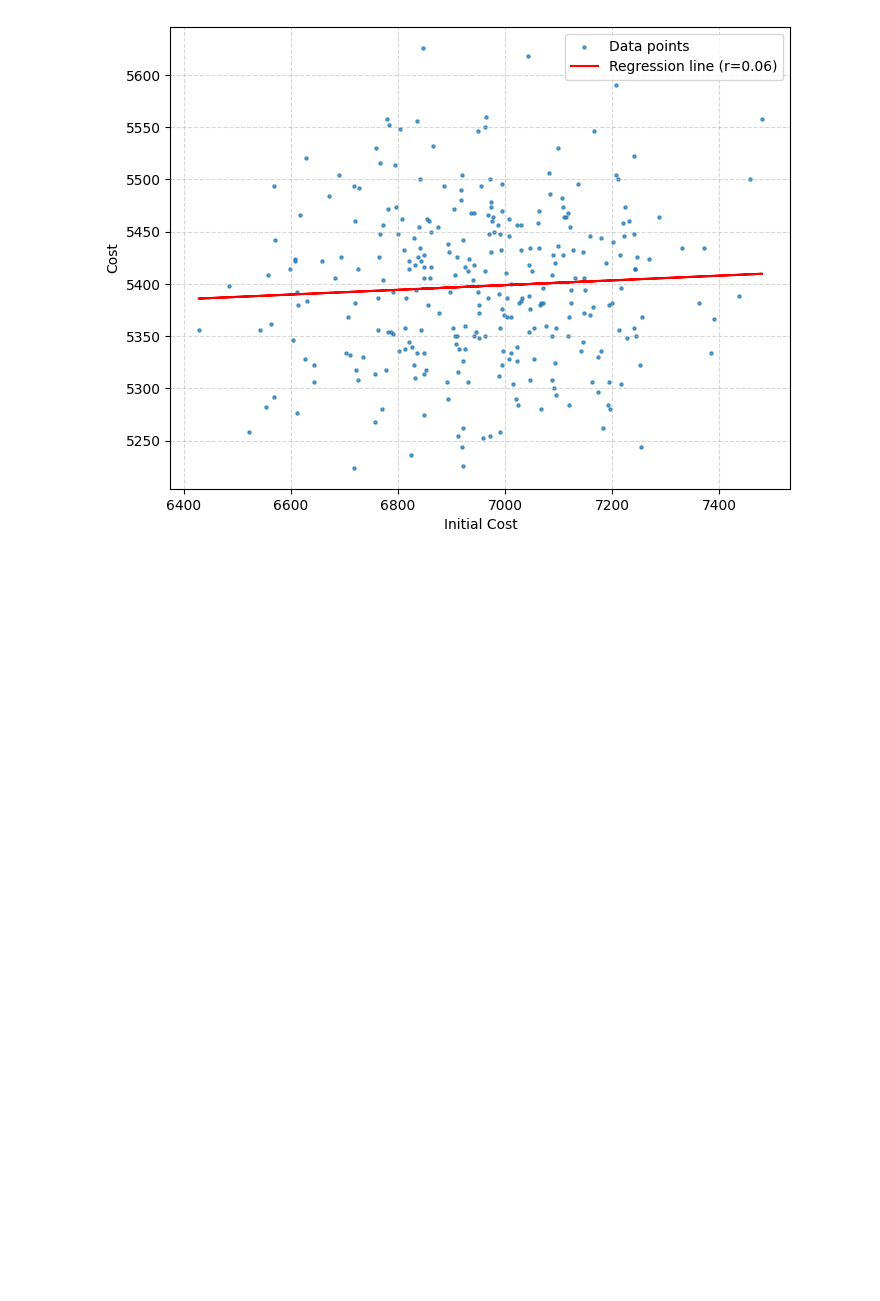
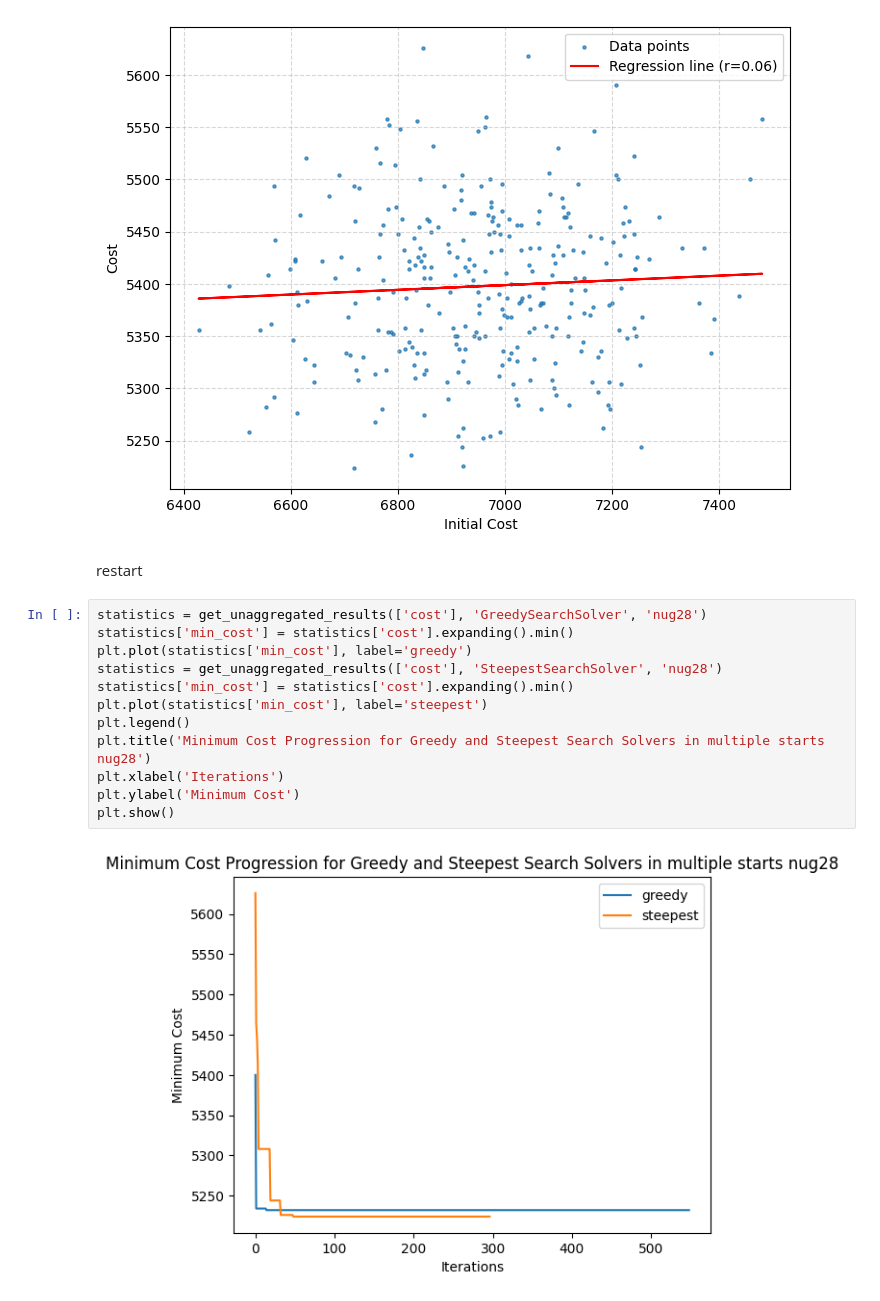
Before and after one commit to krzysztof-m-w/BIA, a Jupyter notebook: result_analysis.ipynb, the cells around one changed output. Cells and saved outputs as stored; diff of their text form; blank space fills up the shorter version.

Commit message:
plot number of restarts

```diff
--- a/result_analysis.ipynb
+++ b/result_analysis.ipynb
@@ -496,3 +496,19 @@ plot_cost_init_cost('SteepestSearchSolver', 'nug28')
 [figure]
 0.05805664788837393
 [figure]
+# %% [markdown]
+restart
+# %%
+statistics = get_unaggregated_results(['cost'], 'GreedySearchSolver', 'nug28')
+statistics['min_cost'] = statistics['cost'].expanding().min()
+plt.plot(statistics['min_cost'], label='greedy')
+statistics = get_unaggregated_results(['cost'], 'SteepestSearchSolver', 'nug28')
+statistics['min_cost'] = statistics['cost'].expanding().min()
+plt.plot(statistics['min_cost'], label='steepest')
+plt.legend()
+plt.title('Minimum Cost Progression for Greedy and Steepest Search Solvers in multiple starts nug28')
+plt.xlabel('Iterations')
+plt.ylabel('Minimum Cost')
+plt.show()
+# %% [output]
+[figure, added]
```
Also changed, not shown: parts of 1 cell of this notebook.
